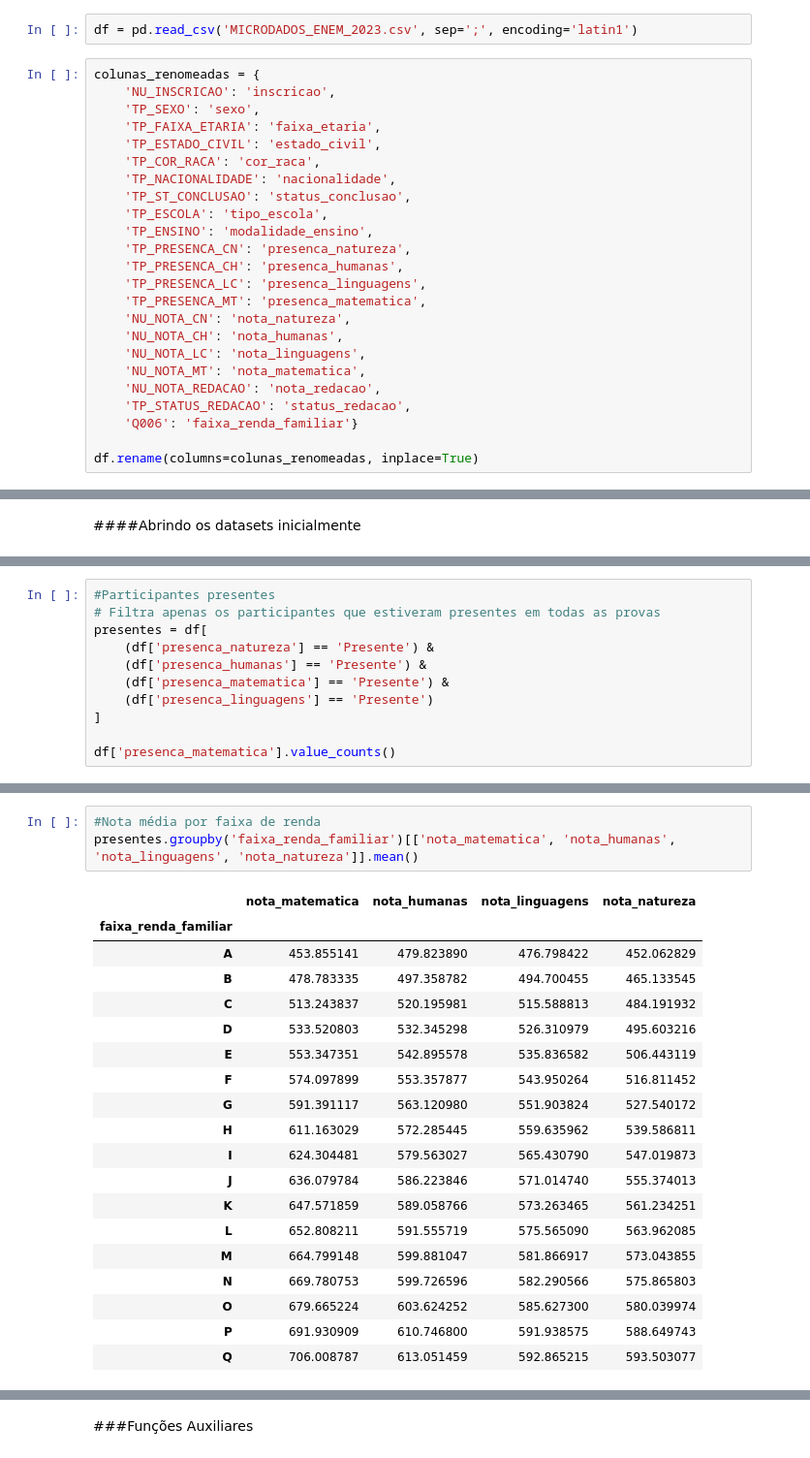
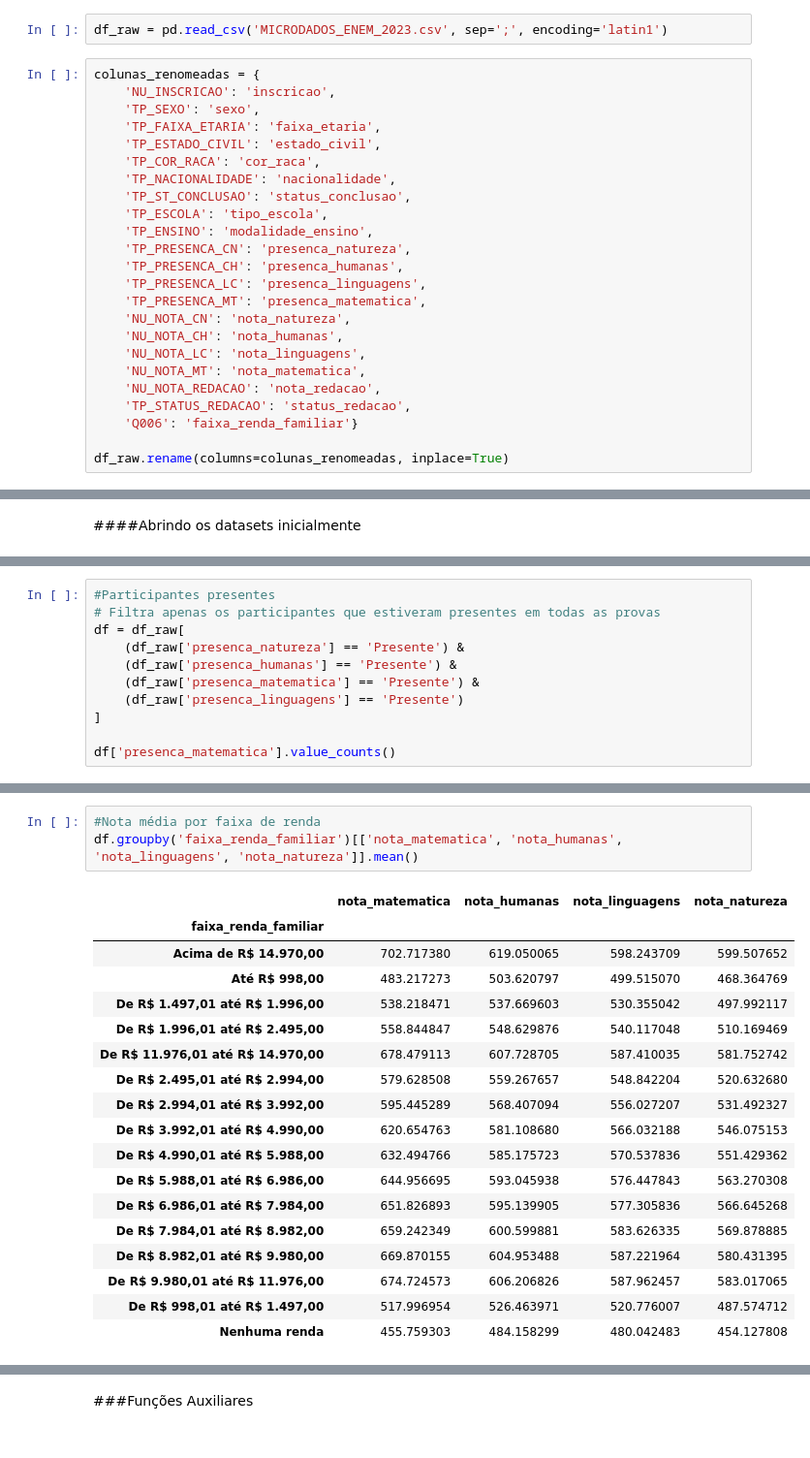
Before and after one commit to 4lbanes/GEIA-25.1, a Jupyter notebook: src/Enem2023_Analise/Trabalho_Final_GEIA_Erich.ipynb, the cells around one changed output, grey strips where cells are left out. Shown at 97% size. Saved outputs shown, nothing was run; the diff lists cells and outputs as text.

```diff
--- a/src/Enem2023_Analise/Trabalho_Final_GEIA_Erich.ipynb
+++ b/src/Enem2023_Analise/Trabalho_Final_GEIA_Erich.ipynb
@@ -32,7 +34,7 @@ import matplotlib.pyplot as plt
 # %% [markdown]
 ####Leitura dos dados
 # %%
-df = pd.read_csv('MICRODADOS_ENEM_2023.csv', sep=';', encoding='latin1')
+df_raw = pd.read_csv('MICRODADOS_ENEM_2023.csv', sep=';', encoding='latin1')
 # %%
 colunas_renomeadas = {
     'NU_INSCRICAO': 'inscricao',
@@ -56,4 +58,4 @@ colunas_renomeadas = {
     'TP_STATUS_REDACAO': 'status_redacao',
     'Q006': 'faixa_renda_familiar'}
 
-df.rename(columns=colunas_renomeadas, inplace=True)
+df_raw.rename(columns=colunas_renomeadas, inplace=True)
@@ -114,11 +144,11 @@ df.columns.tolist()
 # %%
 #Participantes presentes
 # Filtra apenas os participantes que estiveram presentes em todas as provas
-presentes = df[
-    (df['presenca_natureza'] == 'Presente') &
-    (df['presenca_humanas'] == 'Presente') &
-    (df['presenca_matematica'] == 'Presente') &
-    (df['presenca_linguagens'] == 'Presente')
+df = df_raw[
+    (df_raw['presenca_natureza'] == 'Presente') &
+    (df_raw['presenca_humanas'] == 'Presente') &
+    (df_raw['presenca_matematica'] == 'Presente') &
+    (df_raw['presenca_linguagens'] == 'Presente')
 ]
 
 df['presenca_matematica'].value_counts()
@@ -193,23 +329,22 @@ presentes.groupby('TP_ESCOLA')['nota_humanas'].mean()
 # %%
 #Nota média por faixa de renda
-presentes.groupby('faixa_renda_familiar')[['nota_matematica', 'nota_humanas', 'nota_linguagens', 'nota_natureza']].mean()
+df.groupby('faixa_renda_familiar')[['nota_matematica', 'nota_humanas', 'nota_linguagens', 'nota_natureza']].mean()
 # %% [output]
 |  | nota_matematica | nota_humanas | nota_linguagens | nota_natureza |
 | faixa_renda_familiar |  |  |  |  |
-| A | 453.855141 | 479.823890 | 476.798422 | 452.062829 |
-| B | 478.783335 | 497.358782 | 494.700455 | 465.133545 |
-| C | 513.243837 | 520.195981 | 515.588813 | 484.191932 |
-| D | 533.520803 | 532.345298 | 526.310979 | 495.603216 |
-| E | 553.347351 | 542.895578 | 535.836582 | 506.443119 |
-| F | 574.097899 | 553.357877 | 543.950264 | 516.811452 |
-| G | 591.391117 | 563.120980 | 551.903824 | 527.540172 |
-| H | 611.163029 | 572.285445 | 559.635962 | 539.586811 |
-| I | 624.304481 | 579.563027 | 565.430790 | 547.019873 |
-| J | 636.079784 | 586.223846 | 571.014740 | 555.374013 |
-| K | 647.571859 | 589.058766 | 573.263465 | 561.234251 |
-| L | 652.808211 | 591.555719 | 575.565090 | 563.962085 |
-| M | 664.799148 | 599.881047 | 581.866917 | 573.043855 |
-| N | 669.780753 | 599.726596 | 582.290566 | 575.865803 |
-| O | 679.665224 | 603.624252 | 585.627300 | 580.039974 |
-| P | 691.930909 | 610.746800 | 591.938575 | 588.649743 |
-| Q | 706.008787 | 613.051459 | 592.865215 | 593.503077 |
+| Acima de R$ 14.970,00 | 702.717380 | 619.050065 | 598.243709 | 599.507652 |
+| Até R$ 998,00 | 483.217273 | 503.620797 | 499.515070 | 468.364769 |
+| De R$ 1.497,01 até R$ 1.996,00 | 538.218471 | 537.669603 | 530.355042 | 497.992117 |
+| De R$ 1.996,01 até R$ 2.495,00 | 558.844847 | 548.629876 | 540.117048 | 510.169469 |
+| De R$ 11.976,01 até R$ 14.970,00 | 678.479113 | 607.728705 | 587.410035 | 581.752742 |
+| De R$ 2.495,01 até R$ 2.994,00 | 579.628508 | 559.267657 | 548.842204 | 520.632680 |
+| De R$ 2.994,01 até R$ 3.992,00 | 595.445289 | 568.407094 | 556.027207 | 531.492327 |
+| De R$ 3.992,01 até R$ 4.990,00 | 620.654763 | 581.108680 | 566.032188 | 546.075153 |
+| De R$ 4.990,01 até R$ 5.988,00 | 632.494766 | 585.175723 | 570.537836 | 551.429362 |
+| De R$ 5.988,01 até R$ 6.986,00 | 644.956695 | 593.045938 | 576.447843 | 563.270308 |
+| De R$ 6.986,01 até R$ 7.984,00 | 651.826893 | 595.139905 | 577.305836 | 566.645268 |
+| De R$ 7.984,01 até R$ 8.982,00 | 659.242349 | 600.599881 | 583.626335 | 569.878885 |
+| De R$ 8.982,01 até R$ 9.980,00 | 669.870155 | 604.953488 | 587.221964 | 580.431395 |
+| De R$ 9.980,01 até R$ 11.976,00 | 674.724573 | 606.206826 | 587.962457 | 583.017065 |
+| De R$ 998,01 até R$ 1.497,00 | 517.996954 | 526.463971 | 520.776007 | 487.574712 |
+| Nenhuma renda | 455.759303 | 484.158299 | 480.042483 | 454.127808 |
```
Also changed, not shown: parts of 28 cells of this notebook.
